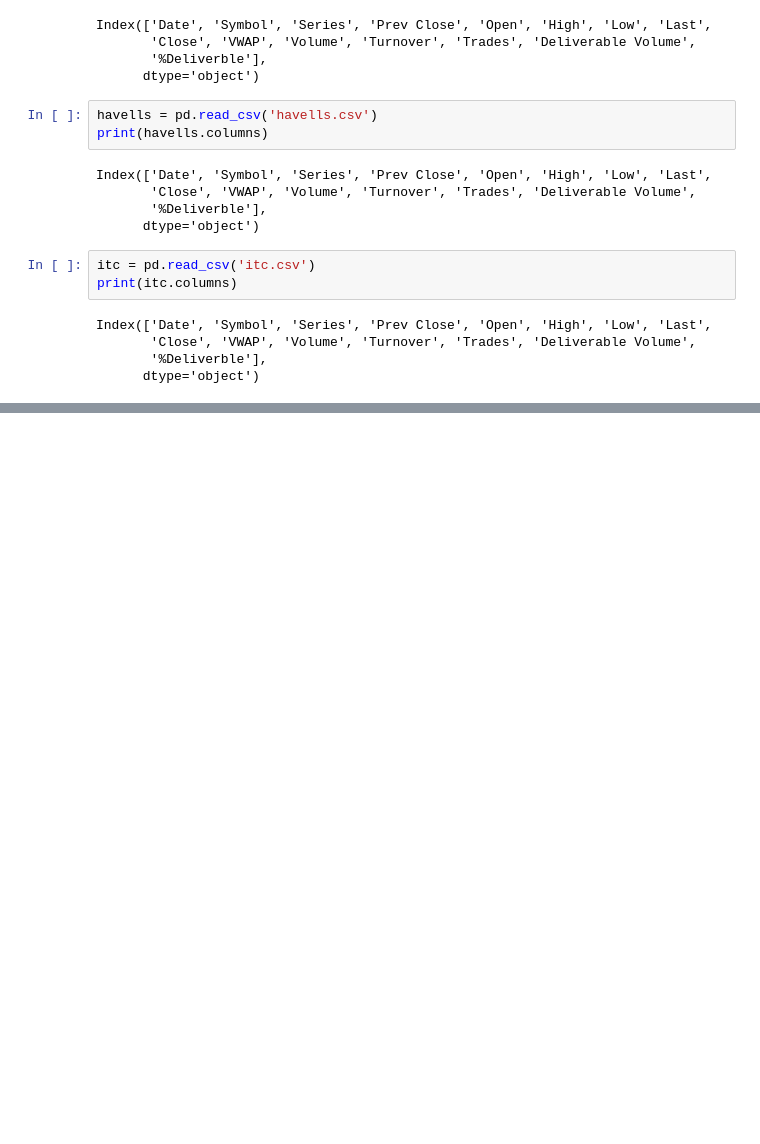
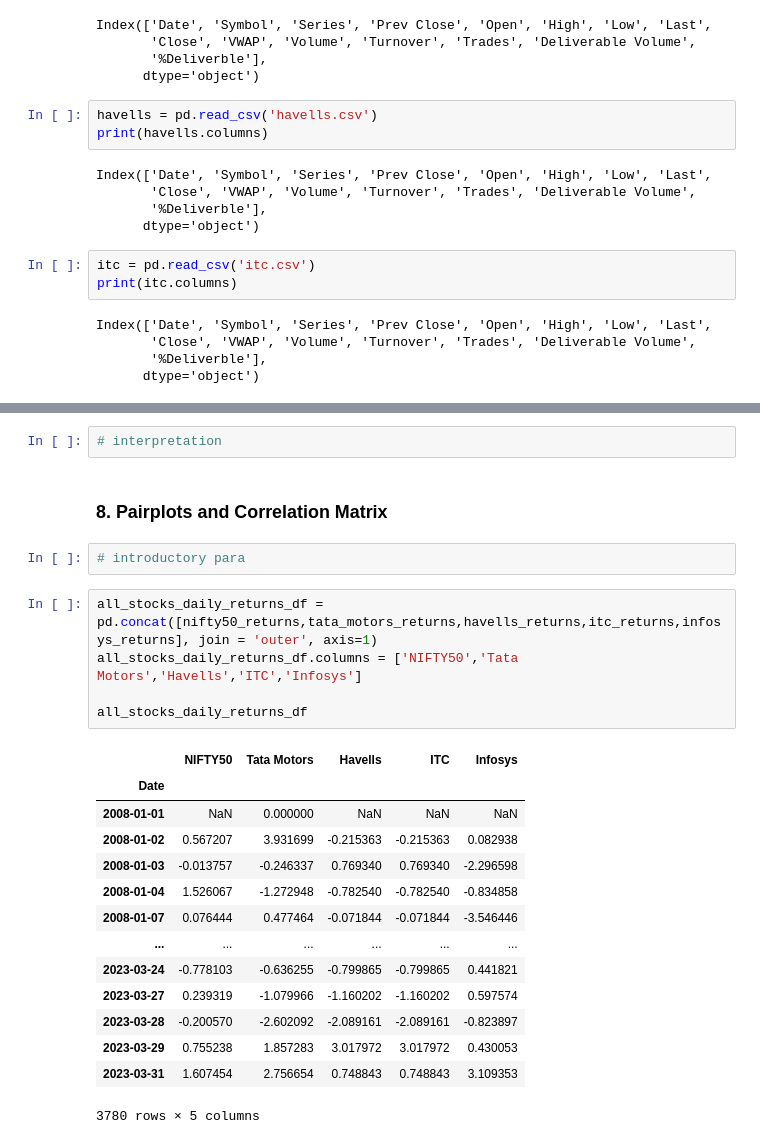
Before and after one commit to manishkr1754/Data_Science_for_Financial_Markets, a Jupyter notebook: Data Science for Financial Markets-nsepy.ipynb, the cells around one changed output, grey strips where cells are left out. Drawn from its saved outputs; the diff is of its cells as text; blank space fills up the shorter version.

```diff
--- a/Data Science for Financial Markets-nsepy.ipynb
+++ b/Data Science for Financial Markets-nsepy.ipynb
@@ -568,0 +737,26 @@ Infosys Daily Returns Plot:
+# %%
+# interpretation
+# %% [markdown]
+### 8. Pairplots and Correlation Matrix
+# %%
+# introductory para
+# %%
+all_stocks_daily_returns_df = pd.concat([nifty50_returns,tata_motors_returns,havells_returns,itc_returns,infosys_returns], join = 'outer', axis=1)
+all_stocks_daily_returns_df.columns = ['NIFTY50','Tata Motors','Havells','ITC','Infosys']
+
+all_stocks_daily_returns_df
+# %% [output]
+|  | NIFTY50 | Tata Motors | Havells | ITC | Infosys |
+| Date |  |  |  |  |  |
+| 2008-01-01 | NaN | 0.000000 | NaN | NaN | NaN |
+| 2008-01-02 | 0.567207 | 3.931699 | -0.215363 | -0.215363 | 0.082938 |
+| 2008-01-03 | -0.013757 | -0.246337 | 0.769340 | 0.769340 | -2.296598 |
+| 2008-01-04 | 1.526067 | -1.272948 | -0.782540 | -0.782540 | -0.834858 |
+| 2008-01-07 | 0.076444 | 0.477464 | -0.071844 | -0.071844 | -3.546446 |
+| ... | ... | ... | ... | ... | ... |
+| 2023-03-24 | -0.778103 | -0.636255 | -0.799865 | -0.799865 | 0.441821 |
+| 2023-03-27 | 0.239319 | -1.079966 | -1.160202 | -1.160202 | 0.597574 |
+| 2023-03-28 | -0.200570 | -2.602092 | -2.089161 | -2.089161 | -0.823897 |
+| 2023-03-29 | 0.755238 | 1.857283 | 3.017972 | 3.017972 | 0.430053 |
+| 2023-03-31 | 1.607454 | 2.756654 | 0.748843 | 0.748843 | 3.109353 |
+3780 rows × 5 columns
```
Also changed, not shown: parts of 57 cells of this notebook.
